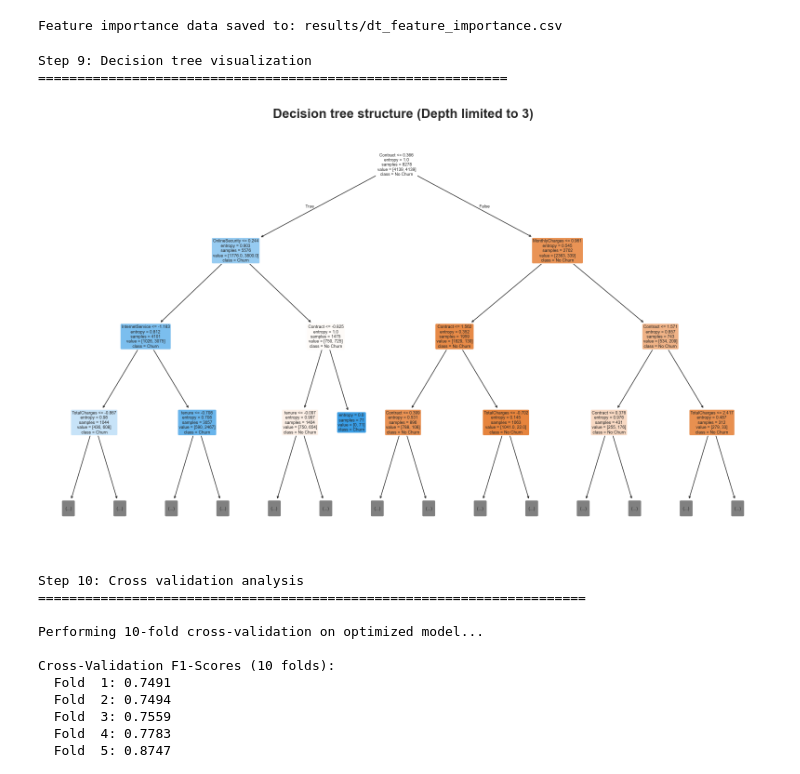
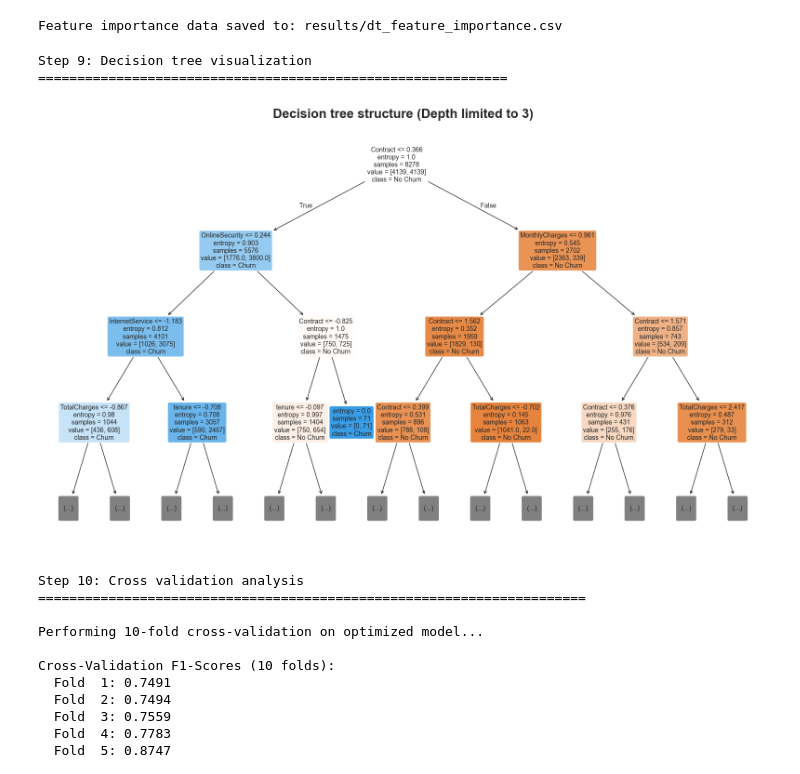
Before and after one commit to Niveka1998/telco-churn-prediction, a Jupyter notebook: decisionTreeModel.ipynb, the cells around one changed output. Cells and saved outputs as stored; diff of their text form; code cells hidden in the pictures.

```diff
--- a/decisionTreeModel.ipynb
+++ b/decisionTreeModel.ipynb
@@ -456,22 +456,23 @@ Feature importance data saved to: results/dt_feature_importance.csv
 # %%
 #decision tree visualization
 print("Step 9: Decision tree visualization")
 print("="*60)
 
 plt.figure(figsize=(20,12))
 plot_tree(dt_optimized,
           max_depth=3,
           feature_names=feature_names,
           class_names=['No Churn', 'Churn'],
           filled=True,
-          rounded=True)
+          rounded=True,
+          fontsize=10)
 
 plt.title('Decision tree structure (Depth limited to 3)',fontsize=20, fontweight='bold')
 plt.show()
 # %% [output]
 Step 9: Decision tree visualization
 ============================================================
-[figure, old version]
+[figure, new version]
 # %%
 #cross validation analysis
 print("Step 10: Cross validation analysis")
```
Also changed, not shown: 11 other files.
